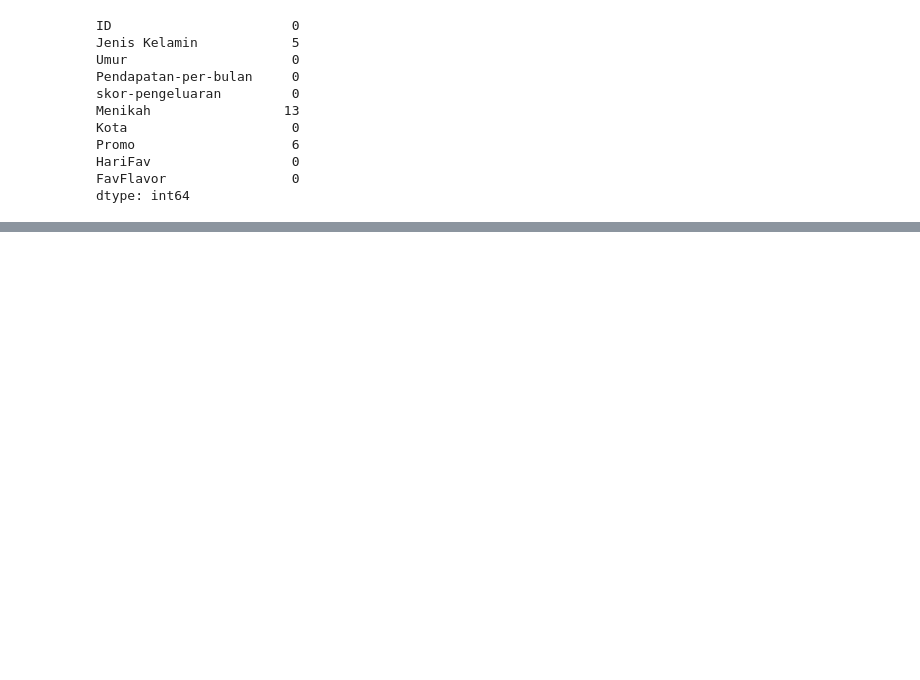
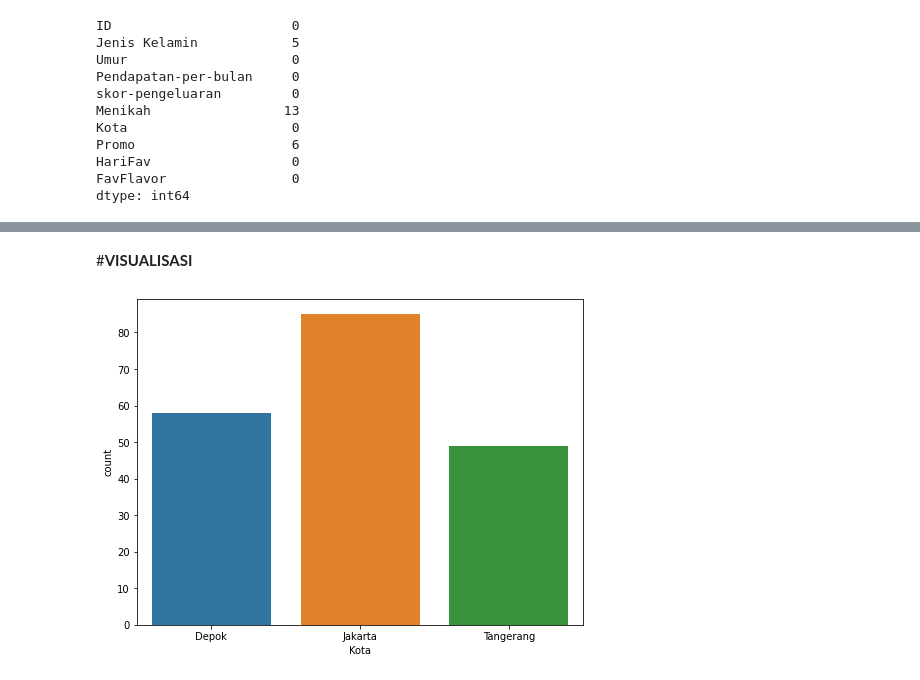
Before and after one commit to shezta/Case-Study-02-Data-Mining-UIN-Ganjil-2022-Kelompok-8, a Jupyter notebook: Studi Kasus 2.ipynb, the cells around one changed output, grey strips where cells are left out. Drawn from its saved outputs; the diff is of its cells as text; code cells hidden in the pictures; blank space fills up the shorter version.

```diff
--- a/Studi Kasus 2.ipynb
+++ b/Studi Kasus 2.ipynb
@@ -135,0 +148,12 @@ Dari scatterplot diatas bisa dilihat bahwa terdapat 1 outlier
+# %%
+#Mencari data yang terlihat memiliki karakteristik yang berbeda
+data.loc[data.Umur == 2]
+#Menghapus data kolom 119
+data = data.drop(119)
+# %% [markdown]
+#**VISUALISASI**
+# %%
+plt.figure(figsize=(8,6))
+p = sns.countplot(x="Kota", data=data)
+# %% [output]
+[figure, added]
```
Also changed, not shown: parts of 19 cells of this notebook.
